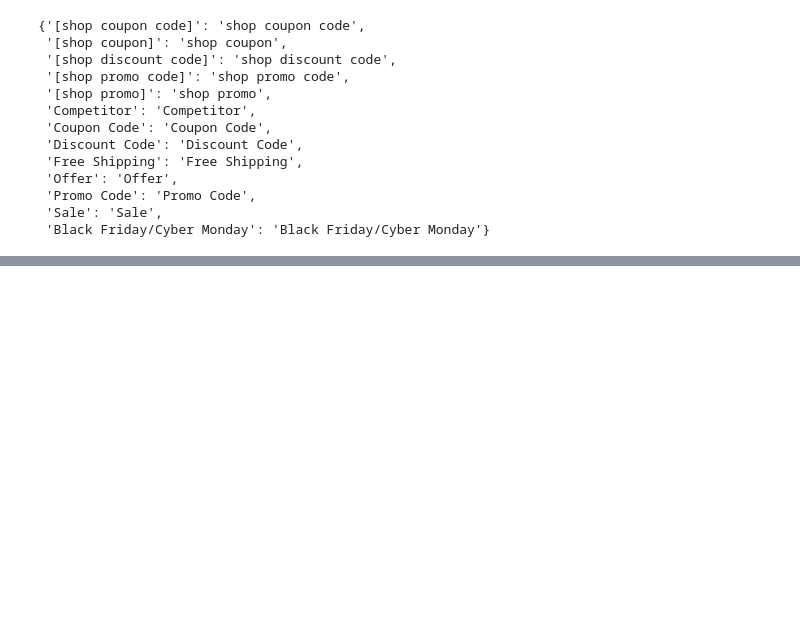
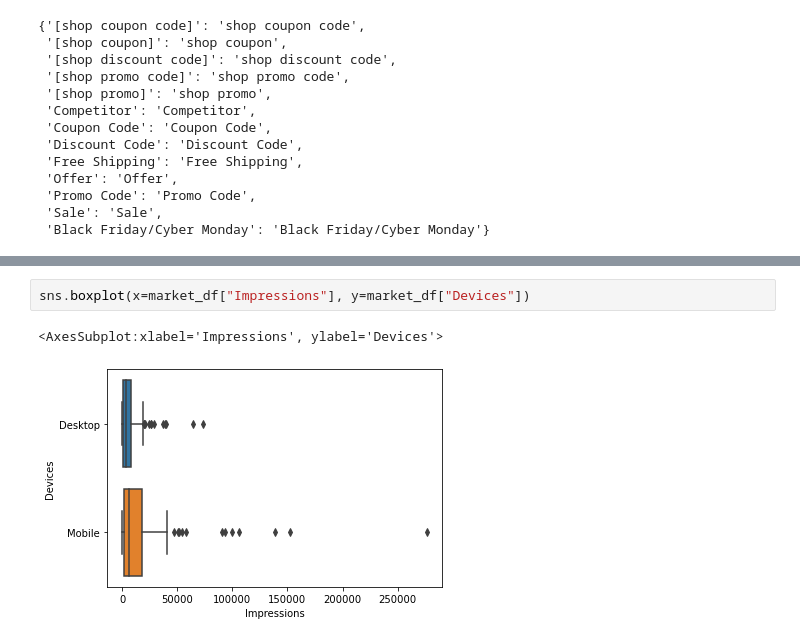
Before and after one commit to aifakhri/marketing-analytics-case, a Jupyter notebook: marketingAnalysis.ipynb, the cells around one changed output, grey strips where cells are left out. Saved outputs shown, nothing was run; the diff lists cells and outputs as text; blank space fills up the shorter version.

```diff
--- a/marketingAnalysis.ipynb
+++ b/marketingAnalysis.ipynb
@@ -111,0 +180,5 @@ cleaned_name
+# %%
+sns.boxplot(x=market_df["Impressions"], y=market_df["Devices"])
+# %% [output]
+<AxesSubplot:xlabel='Impressions', ylabel='Devices'>
+[figure, added]
```
Also changed, not shown: parts of 21 cells of this notebook.
